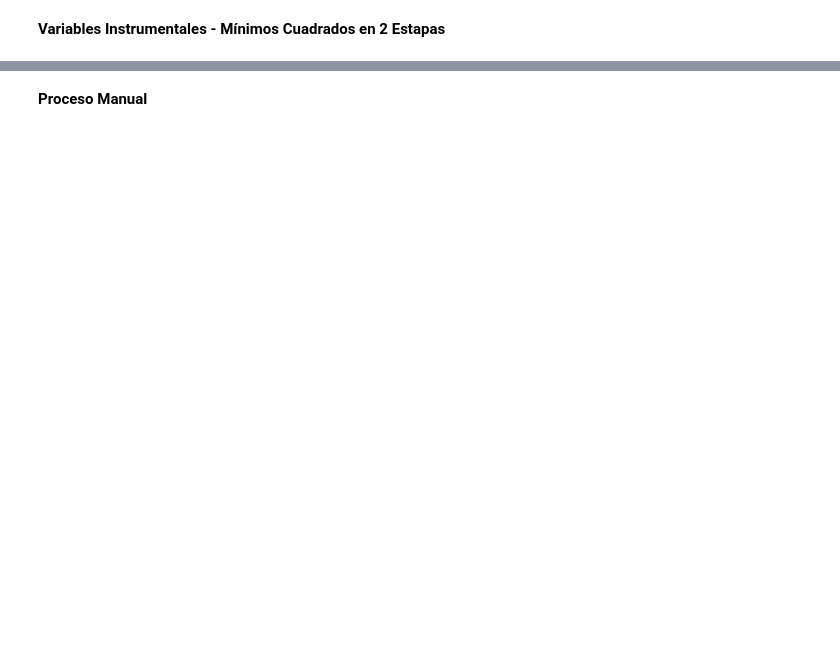
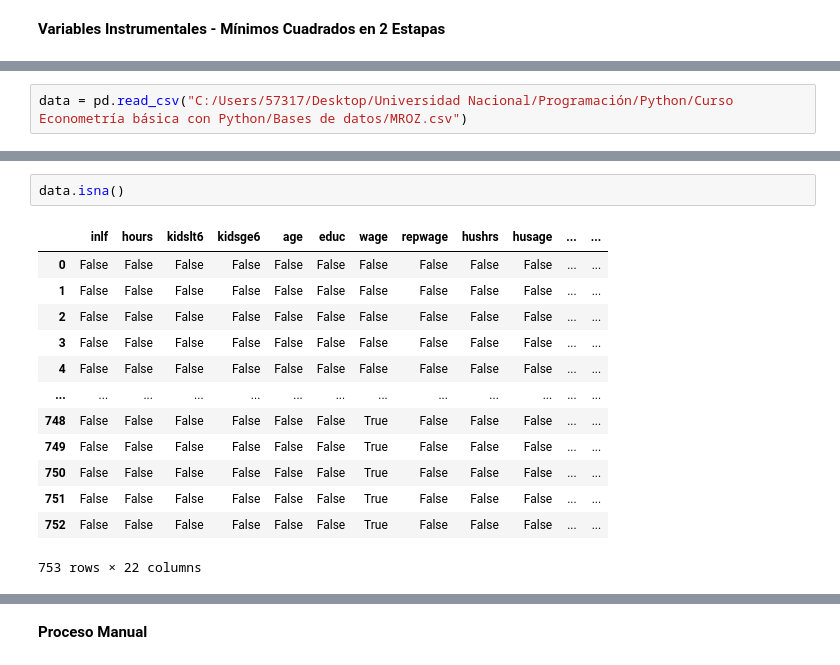
Before and after one commit to JuanAcevedoEcon/Econometria-basica-con-Python, a Jupyter notebook: Scripts/(5) VI Y MC2E.ipynb, the cells around one changed output, grey strips where cells are left out. Saved outputs shown, nothing was run; the diff lists cells and outputs as text; blank space fills up the shorter version.

```diff
--- a/Scripts/(5) VI Y MC2E.ipynb
+++ b/Scripts/(5) VI Y MC2E.ipynb
@@ -13,0 +19,2 @@ data = data[__________.________]
+# %%
+data = pd.read_csv("C:/Users/57317/Desktop/Universidad Nacional/Programación/Python/Curso Econometría básica con Python/Bases de datos/MROZ.csv")
@@ -13,0 +38,16 @@ data = data[__________.________]
+# %%
+data.isna()
+# %% [output]
+|  | inlf | hours | kidslt6 | kidsge6 | age | educ | wage | repwage | hushrs | husage | ... | ... |
+| 0 | False | False | False | False | False | False | False | False | False | False | ... | ... |
+| 1 | False | False | False | False | False | False | False | False | False | False | ... | ... |
+| 2 | False | False | False | False | False | False | False | False | False | False | ... | ... |
+| 3 | False | False | False | False | False | False | False | False | False | False | ... | ... |
+| 4 | False | False | False | False | False | False | False | False | False | False | ... | ... |
+| ... | ... | ... | ... | ... | ... | ... | ... | ... | ... | ... | ... | ... |
+| 748 | False | False | False | False | False | False | True | False | False | False | ... | ... |
+| 749 | False | False | False | False | False | False | True | False | False | False | ... | ... |
+| 750 | False | False | False | False | False | False | True | False | False | False | ... | ... |
+| 751 | False | False | False | False | False | False | True | False | False | False | ... | ... |
+| 752 | False | False | False | False | False | False | True | False | False | False | ... | ... |
+753 rows × 22 columns
```
Also changed, not shown: parts of 24 cells of this notebook, 1 other file.
